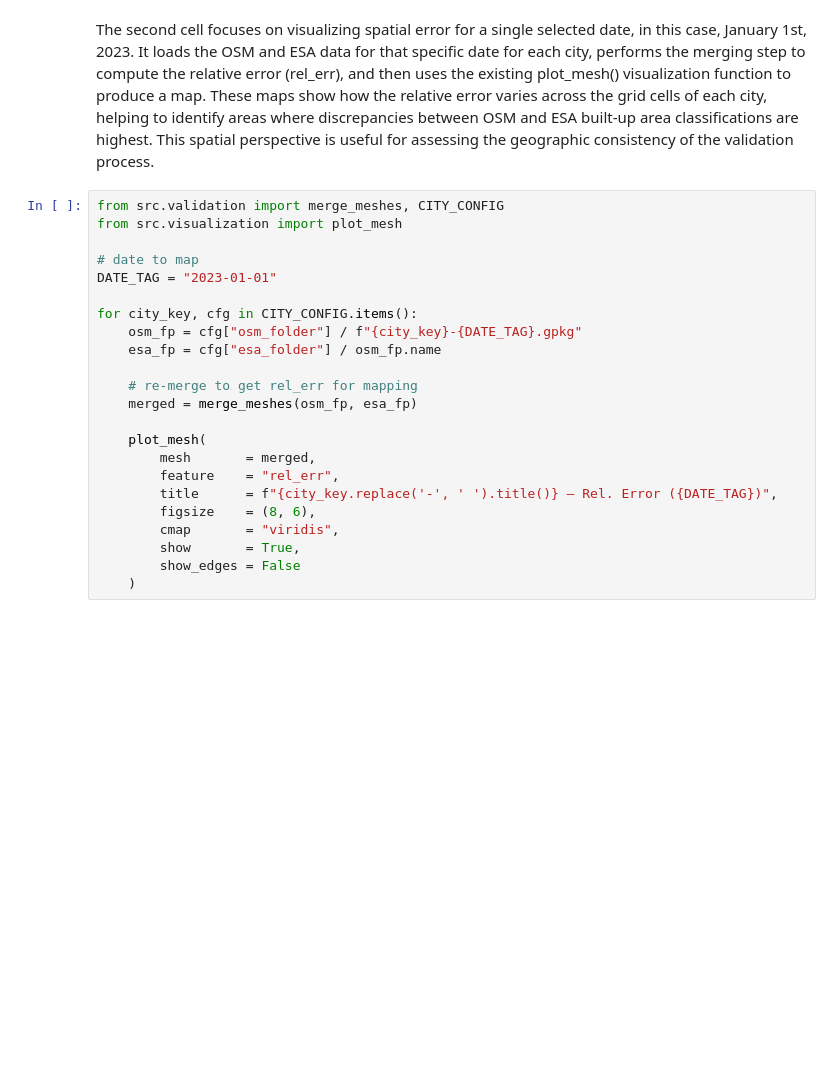
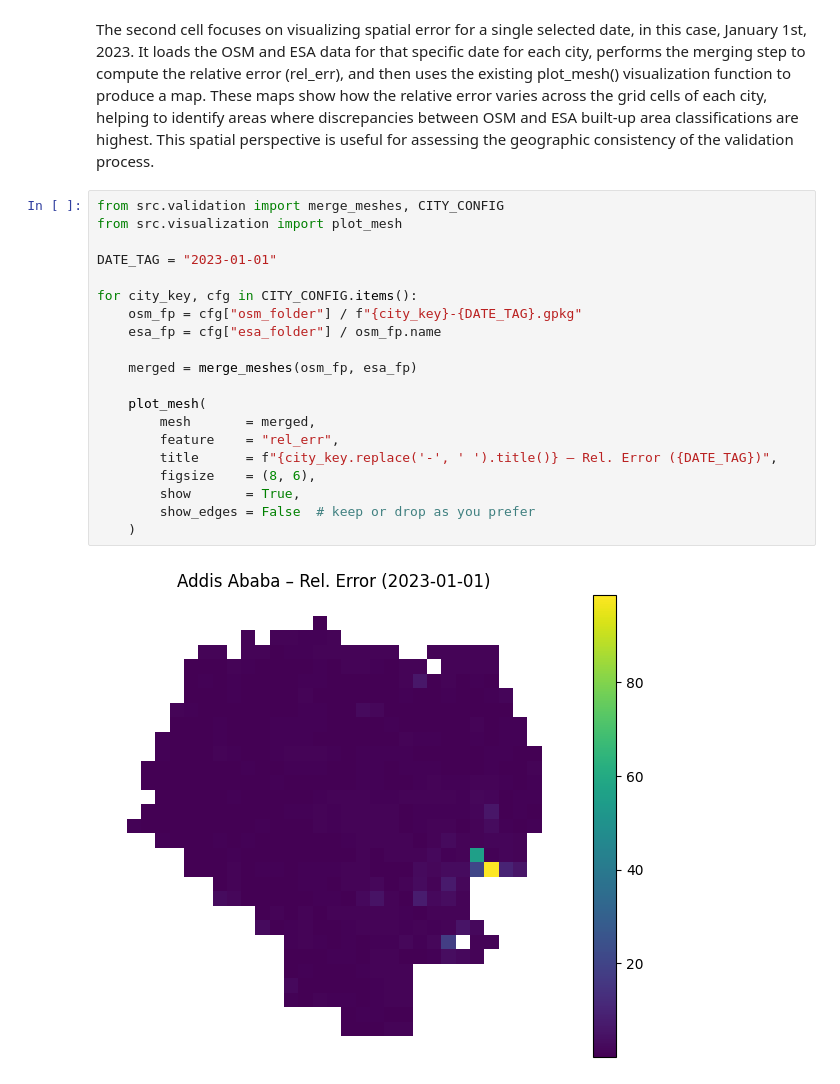
Before and after one commit to yixuan228/air-pollution-mobility-research-project, a Jupyter notebook: notebooks/2_contributing_factors_data_analysis.ipynb, the cells around one changed output. Cells and saved outputs as stored; diff of their text form; blank space fills up the shorter version.

```diff
--- a/notebooks/2_contributing_factors_data_analysis.ipynb
+++ b/notebooks/2_contributing_factors_data_analysis.ipynb
@@ -1036,23 +1047,22 @@ The second cell focuses on visualizing spatial error for a single selected date,
 # %%
 from src.validation import merge_meshes, CITY_CONFIG
 from src.visualization import plot_mesh
 
-# date to map
 DATE_TAG = "2023-01-01"
 
 for city_key, cfg in CITY_CONFIG.items():
     osm_fp = cfg["osm_folder"] / f"{city_key}-{DATE_TAG}.gpkg"
     esa_fp = cfg["esa_folder"] / osm_fp.name
 
-    # re-merge to get rel_err for mapping
     merged = merge_meshes(osm_fp, esa_fp)
 
     plot_mesh(
         mesh       = merged,
         feature    = "rel_err",
         title      = f"{city_key.replace('-', ' ').title()} – Rel. Error ({DATE_TAG})",
         figsize    = (8, 6),
-        cmap       = "viridis",
         show       = True,
-        show_edges = False
+        show_edges = False  # keep or drop as you prefer
     )
+# %% [output]
+[figure, added]
```
Also changed, not shown: parts of 5 cells of this notebook.
